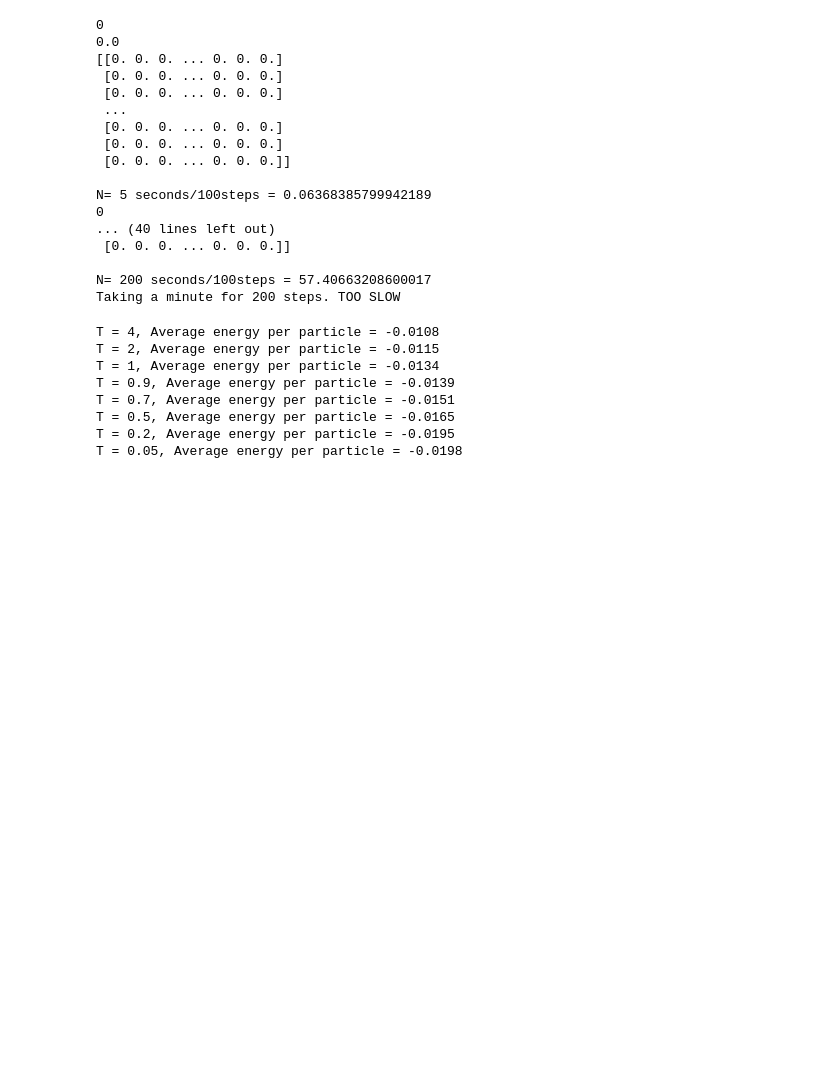
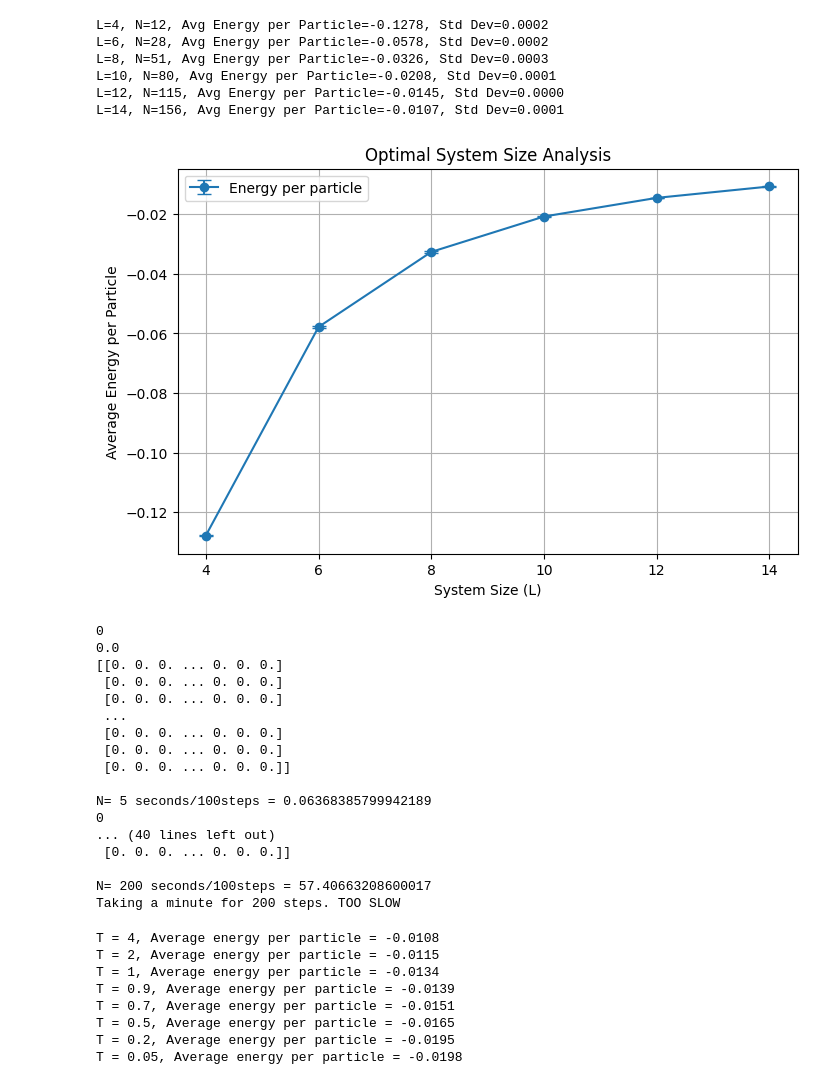
Before and after one commit to 123shwetarohokale/563-ShwetaR, a Jupyter notebook: hw4_lattice_mc.ipynb, the cells around one changed output. Drawn from its saved outputs; the diff is of its cells as text; code cells hidden in the pictures; blank space fills up the shorter version.

```diff
--- a/hw4_lattice_mc.ipynb
+++ b/hw4_lattice_mc.ipynb
@@ -163,3 +158,51 @@ L=10, N=80, Avg Energy per Particle=-0.0208, Std Dev=0.0000
+# %%
+import numpy as np
+import matplotlib.pyplot as plt
+
+# Simulation parameters
+T = 1.0  # Fixed temperature
+density = 0.8  # Number density N/V
+steps = 5000  # Reduce steps for faster testing
+num_trials = 3  # Multiple runs per L to improve accuracy
+
+# Grid sizes to test
+L_values = [4, 6, 8, 10, 12, 14]
+average_energies = []
+std_devs = []
+
+# Run simulations for different system sizes
+for L in L_values:
+    V = L**2  # Total lattice sites
+    N = int(density * V)  # Number of particles
+    trial_energies = []
+    for _ in range(num_trials):
+        s = simulation(N=N, L=L, T=T, steps=steps, seed=np.random.randint(100000))
+        avg_energy_per_particle = np.mean(s.energies) / N
+        trial_energies.append(avg_energy_per_particle)
+    # mean and standard deviation
+    mean_energy = np.mean(trial_energies)
+    std_energy = np.std(trial_energies)
+    average_energies.append(mean_energy)
+    std_devs.append(std_energy)
+    print(f"L={L}, N={N}, Avg Energy per Particle={mean_energy:.4f}, Std Dev={std_energy:.4f}")
+
+# Plot results
+plt.figure(figsize=(8, 5))
+plt.errorbar(L_values, average_energies, yerr=std_devs, fmt='o-', capsize=5, label="Energy per particle")
+plt.xlabel("System Size (L)")
+plt.ylabel("Average Energy per Particle")
+plt.title("Optimal System Size Analysis")
+plt.legend()
+plt.grid()
+plt.show()
+# %% [output]
+L=4, N=12, Avg Energy per Particle=-0.1278, Std Dev=0.0002
+L=6, N=28, Avg Energy per Particle=-0.0578, Std Dev=0.0002
+L=8, N=51, Avg Energy per Particle=-0.0326, Std Dev=0.0003
+L=10, N=80, Avg Energy per Particle=-0.0208, Std Dev=0.0001
+L=12, N=115, Avg Energy per Particle=-0.0145, Std Dev=0.0000
+L=14, N=156, Avg Energy per Particle=-0.0107, Std Dev=0.0001
+[figure, added]
 # %%
 import time
 for N in [5,10,50,100,200,500]:
```
Also changed, not shown: parts of 3 cells of this notebook.
